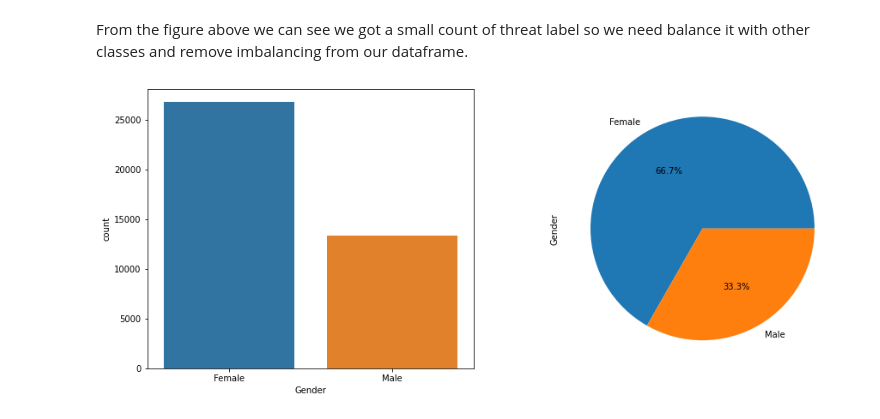
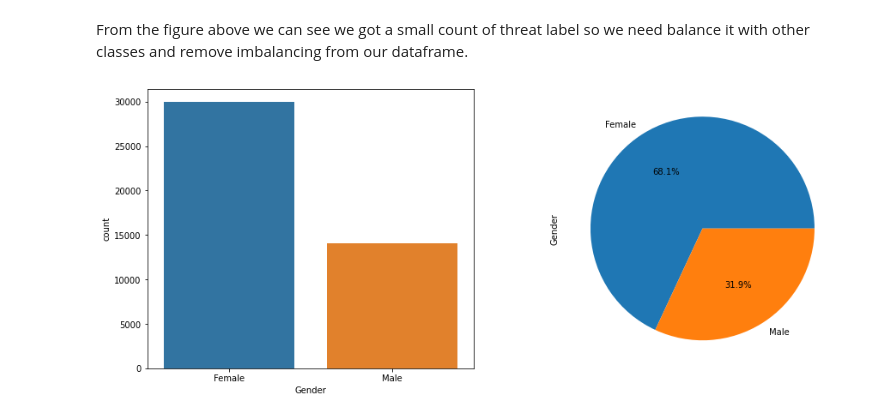
Before and after one commit to rezaul-h/Multi-class-sentiment-analysis-on-bangali-language-, a Jupyter notebook: preprocess.ipynb, the cells around one changed output. Saved outputs shown, nothing was run; the diff lists cells and outputs as text; code cells hidden in the pictures.

```diff
--- a/preprocess.ipynb
+++ b/preprocess.ipynb
@@ -57,6 +43,7 @@ warnings.filterwarnings("ignore")
 # %%
 df = pd.read_excel('/content/drive/MyDrive/Colab Notebooks/multi class bangla sentiment analysis/dataset/multi class bangla social media comment.xlsx')
 df.to_csv('/content/drive/MyDrive/Colab Notebooks/multi class bangla sentiment analysis/dataset/multi_class_bangla_social_media_comment.csv', encoding='utf-8', index=False)
+df_plot=df.copy()
 df.head()
 # %% [output]
 |  | comment | Category | Gender | comment react number | label |
@@ -380,13 +436,14 @@ plt.savefig("/content/drive/MyDrive/Colab Notebooks/multi class bangla sentiment
 From the figure above we can see we got a small count of threat label so we need balance it with other classes and remove imbalancing from our dataframe.
 # %%
 #countplot and piechart for label column
+
 fig, ax=plt.subplots(1,2,figsize=(15,6))
-_ = sns.countplot(x='Gender', data=df1, ax=ax[0])
-_ = df1['Gender'].value_counts().plot.pie(autopct="%1.1f%%", ax=ax[1])
+_ = sns.countplot(x='Gender', data=df_plot, ax=ax[0])
+_ = df_plot['Gender'].value_counts().plot.pie(autopct="%1.1f%%", ax=ax[1])
 
 plt.savefig("/content/drive/MyDrive/Colab Notebooks/multi class bangla sentiment analysis/visualization/count plot and pie chart/Gender count plot and pie chart.png")
 # %% [output]
-[figure, old version]
+[figure, new version]
 # %%
 #parcentagewise null values
 def missing_data_table(data):
```
Also changed, not shown: parts of 28 cells of this notebook, 10 other files.
